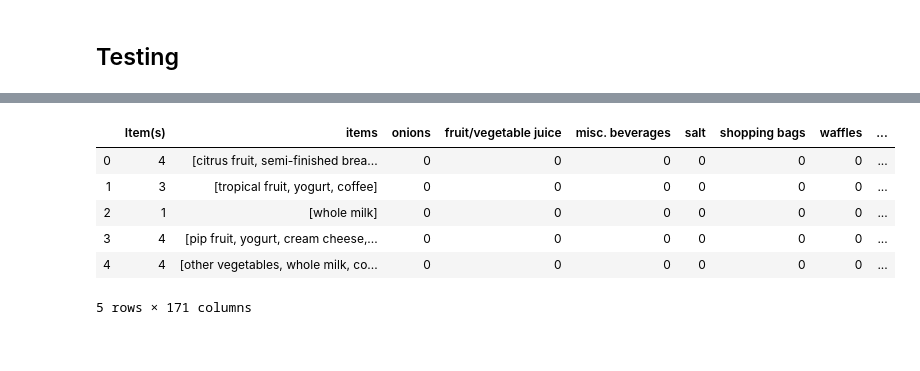
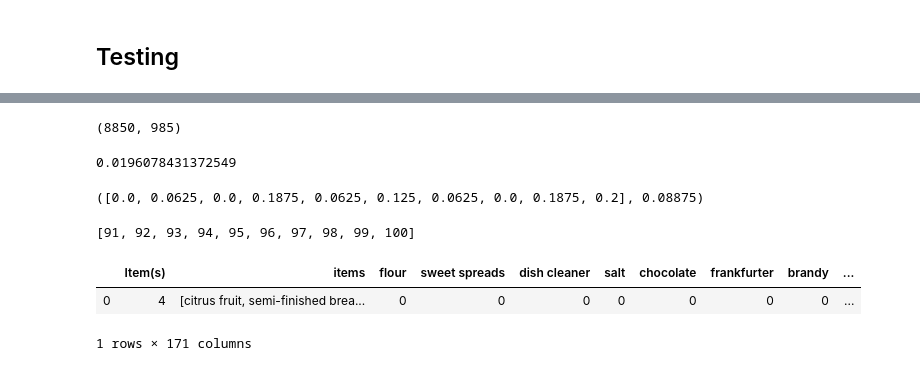
Before and after one commit to MaximeBastion/Recommendation_System, a Jupyter notebook: Product_Recommendation_System.ipynb, the cells around one changed output, grey strips where cells are left out. Drawn from its saved outputs; the diff is of its cells as text; code cells hidden in the pictures.

```diff
--- a/Product_Recommendation_System.ipynb
+++ b/Product_Recommendation_System.ipynb
@@ -354,10 +462,23 @@ items
+# %%
+len(train), len(test)
+# %% [output]
+(8850, 985)
+# %%
+fold_validate(10, 1, df.iloc[:500, :])
+# %% [output]
+0.0196078431372549
+# %%
+k_fold_cross_validate(10, df.iloc[:150, :])
+# %% [output]
+([0.0, 0.0625, 0.0, 0.1875, 0.0625, 0.125, 0.0625, 0.0, 0.1875, 0.2], 0.08875)
+# %%
+fold_validate(10, 10, [i for i in range(1, 101)])
+# %% [output]
+[91, 92, 93, 94, 95, 96, 97, 98, 99, 100]
 # %%
 df.head()
+df[df.index == 0]
 # %% [output]
-|  | Item(s) | items | onions | fruit/vegetable juice | misc. beverages | salt | shopping bags | waffles | ... |
-| 0 | 4 | [citrus fruit, semi-finished brea... | 0 | 0 | 0 | 0 | 0 | 0 | ... |
-| 1 | 3 | [tropical fruit, yogurt, coffee] | 0 | 0 | 0 | 0 | 0 | 0 | ... |
-| 2 | 1 | [whole milk] | 0 | 0 | 0 | 0 | 0 | 0 | ... |
-| 3 | 4 | [pip fruit, yogurt, cream cheese,... | 0 | 0 | 0 | 0 | 0 | 0 | ... |
-| 4 | 4 | [other vegetables, whole milk, co... | 0 | 0 | 0 | 0 | 0 | 0 | ... |
+|  | Item(s) | items | flour | sweet spreads | dish cleaner | salt | chocolate | frankfurter | brandy | ... |
+| 0 | 4 | [citrus fruit, semi-finished brea... | 0 | 0 | 0 | 0 | 0 | 0 | 0 | ... |
-5 rows × 171 columns
+1 rows × 171 columns
```
Also changed, not shown: parts of 22 cells of this notebook.
